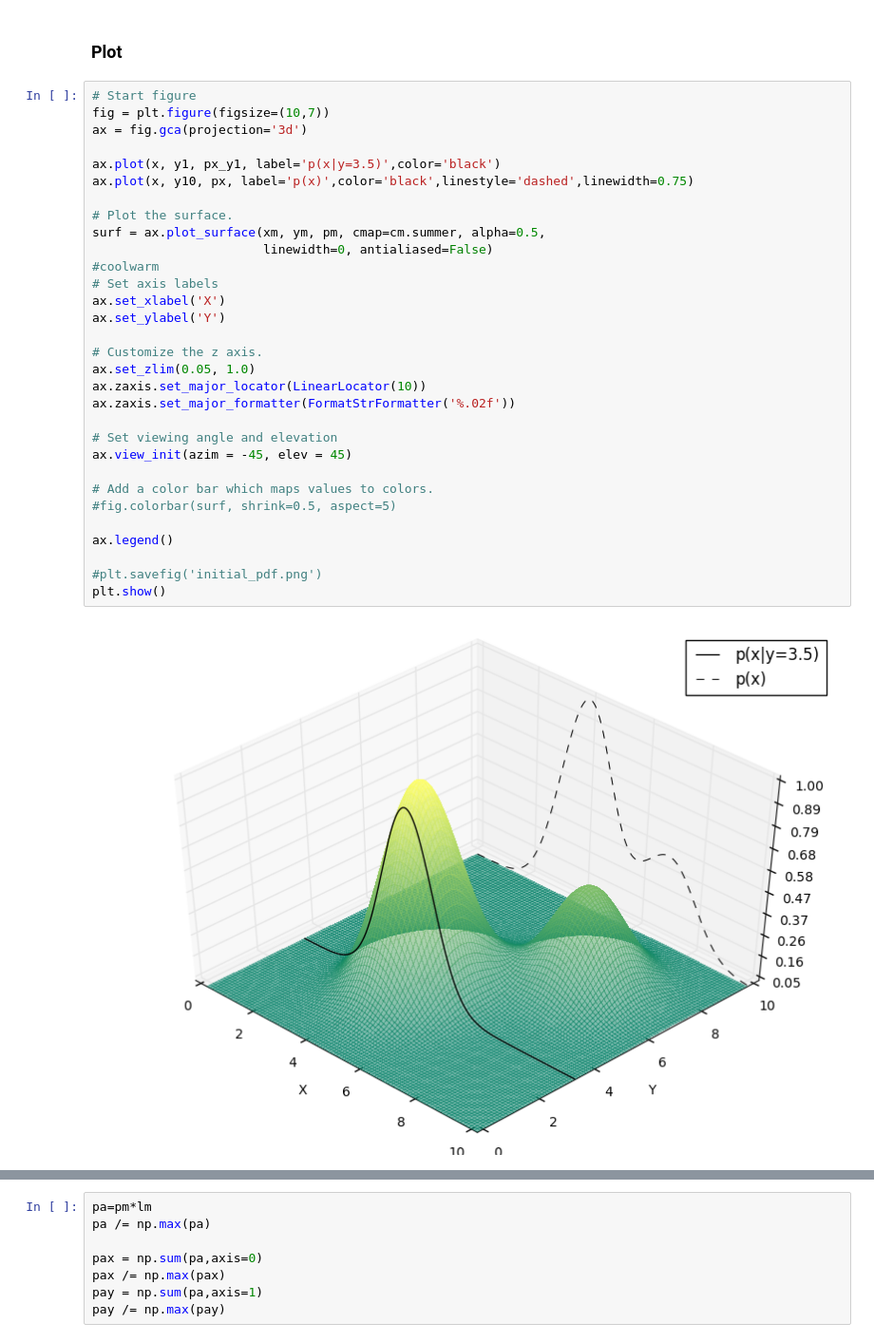
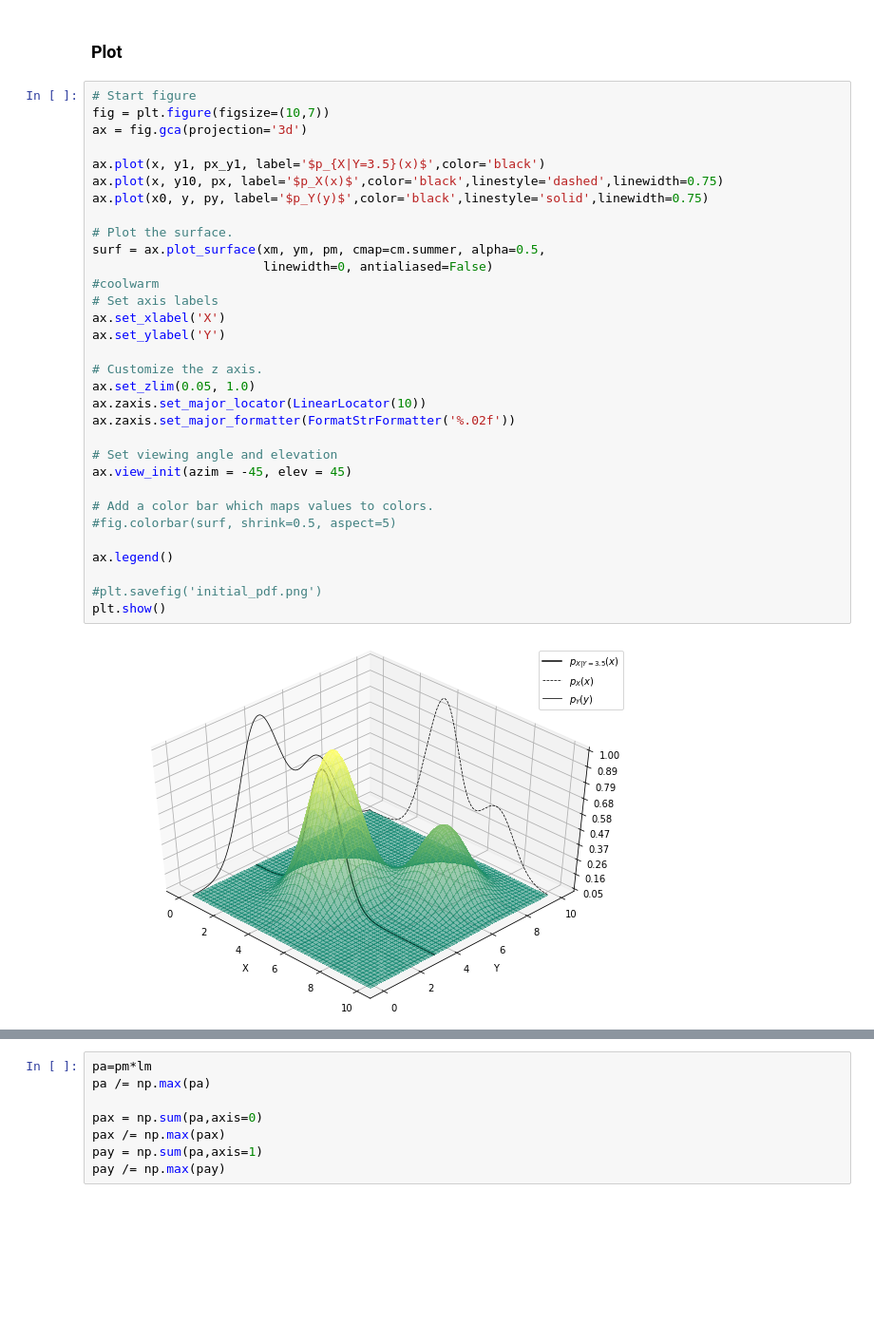
Before and after one commit to ecosme38/Data-Assimilation-Notebooks, a Jupyter notebook: Illustrate-probability-density-bayes-rule.ipynb, the cells around one changed output, grey strips where cells are left out. Shown at 95% size. Saved outputs shown, nothing was run; the diff lists cells and outputs as text; blank space fills up the shorter version.

```diff
--- a/Illustrate-probability-density-bayes-rule.ipynb
+++ b/Illustrate-probability-density-bayes-rule.ipynb
@@ -62,33 +67,34 @@ y1 = np.ones_like(x)*n1
 # %%
 # Start figure
 fig = plt.figure(figsize=(10,7))
 ax = fig.gca(projection='3d')
 
-ax.plot(x, y1, px_y1, label='p(x|y=3.5)',color='black')
-ax.plot(x, y10, px, label='p(x)',color='black',linestyle='dashed',linewidth=0.75)
+ax.plot(x, y1, px_y1, label='$p_{X|Y=3.5}(x)$',color='black')
+ax.plot(x, y10, px, label='$p_X(x)$',color='black',linestyle='dashed',linewidth=0.75)
+ax.plot(x0, y, py, label='$p_Y(y)$',color='black',linestyle='solid',linewidth=0.75)
 
 # Plot the surface.
 surf = ax.plot_surface(xm, ym, pm, cmap=cm.summer, alpha=0.5,
                        linewidth=0, antialiased=False)
 #coolwarm
 # Set axis labels
 ax.set_xlabel('X')
 ax.set_ylabel('Y')
 
 # Customize the z axis.
 ax.set_zlim(0.05, 1.0)
 ax.zaxis.set_major_locator(LinearLocator(10))
 ax.zaxis.set_major_formatter(FormatStrFormatter('%.02f'))
 
 # Set viewing angle and elevation
 ax.view_init(azim = -45, elev = 45)
 
 # Add a color bar which maps values to colors.
 #fig.colorbar(surf, shrink=0.5, aspect=5)
 
 ax.legend()
 
 #plt.savefig('initial_pdf.png')
 plt.show()
 # %% [output]
-[figure, old version]
+[figure, new version]
```
Also changed, not shown: parts of 18 cells of this notebook.
